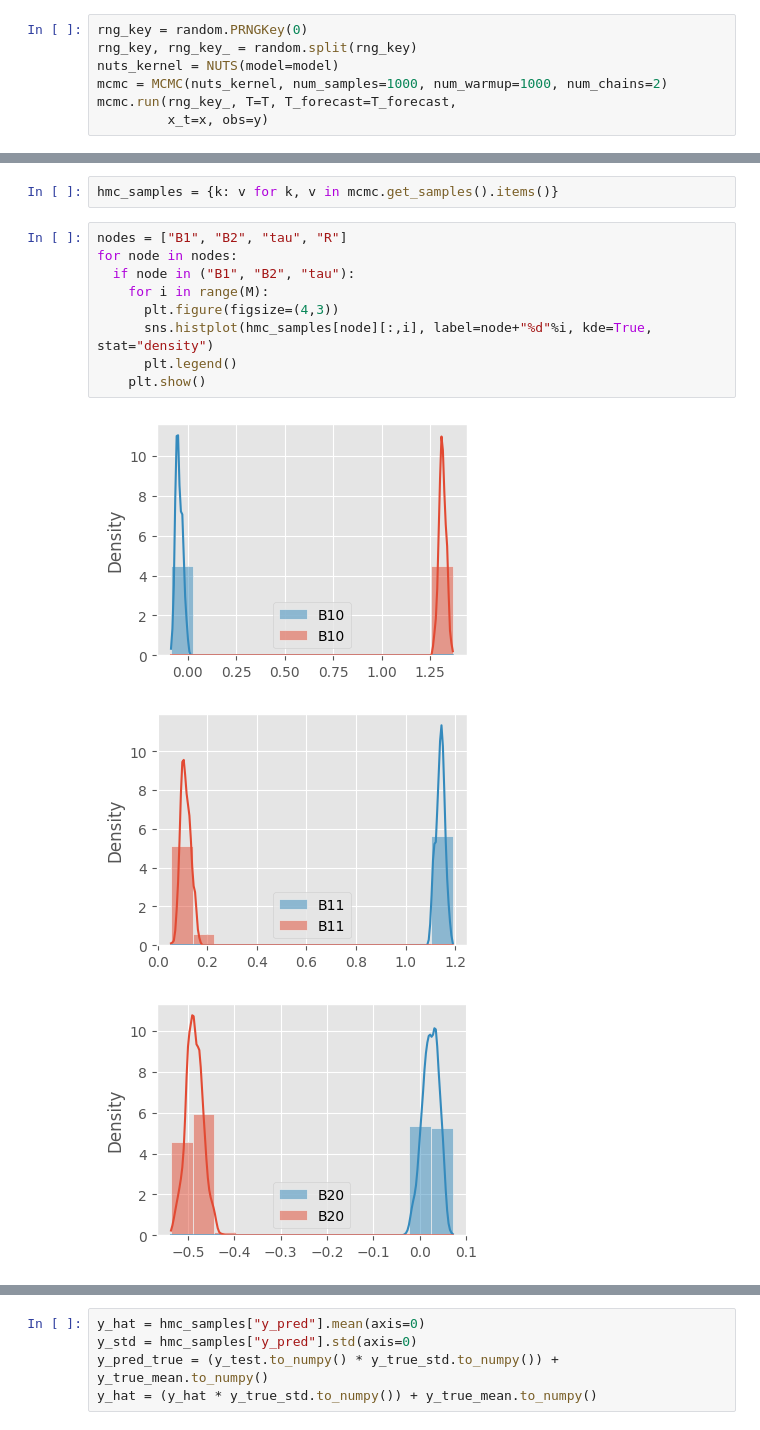
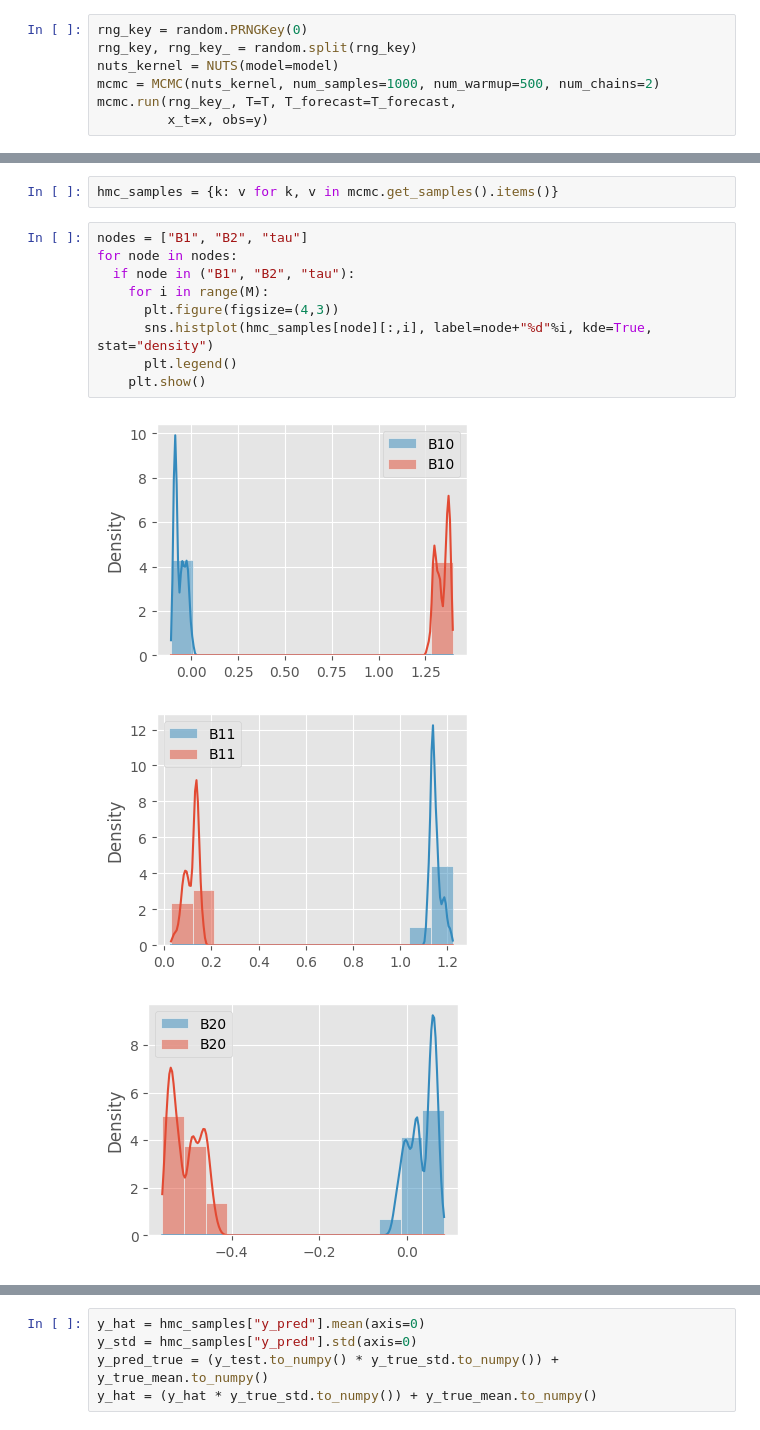
Before and after one commit to SorenBlattBendtsen/model_based, a Jupyter notebook: temporalModel.ipynb, the cells around one changed output, grey strips where cells are left out. Saved outputs shown, nothing was run; the diff lists cells and outputs as text.

```diff
--- a/temporalModel.ipynb
+++ b/temporalModel.ipynb
@@ -386,7 +386,7 @@ def model(T, T_forecast, x_t, obs=None):
 rng_key = random.PRNGKey(0)
 rng_key, rng_key_ = random.split(rng_key)
 nuts_kernel = NUTS(model=model)
-mcmc = MCMC(nuts_kernel, num_samples=1000, num_warmup=1000, num_chains=2)
+mcmc = MCMC(nuts_kernel, num_samples=1000, num_warmup=500, num_chains=2)
 mcmc.run(rng_key_, T=T, T_forecast=T_forecast,
          x_t=x, obs=y)
 # %%
@@ -396,15 +396,15 @@ mcmc.print_summary
 # %%
 hmc_samples = {k: v for k, v in mcmc.get_samples().items()}
 # %%
-nodes = ["B1", "B2", "tau", "R"]
+nodes = ["B1", "B2", "tau"]
 for node in nodes:
   if node in ("B1", "B2", "tau"):
     for i in range(M):
       plt.figure(figsize=(4,3))
       sns.histplot(hmc_samples[node][:,i], label=node+"%d"%i, kde=True, stat="density")
       plt.legend()
     plt.show()
 # %% [output]
-[figure, old version]
+[figure, new version]
-[figure, old version]
+[figure, new version]
-[figure, old version]
+[figure, new version]
```
Also changed, not shown: parts of 3 cells of this notebook.
